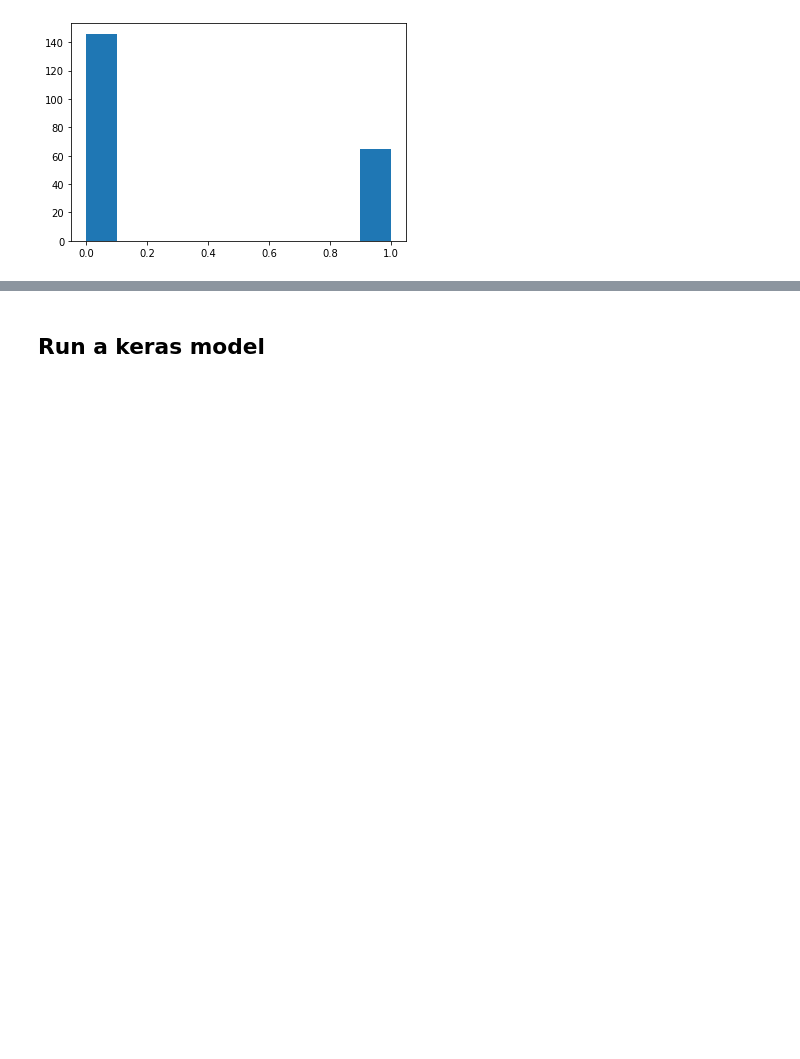
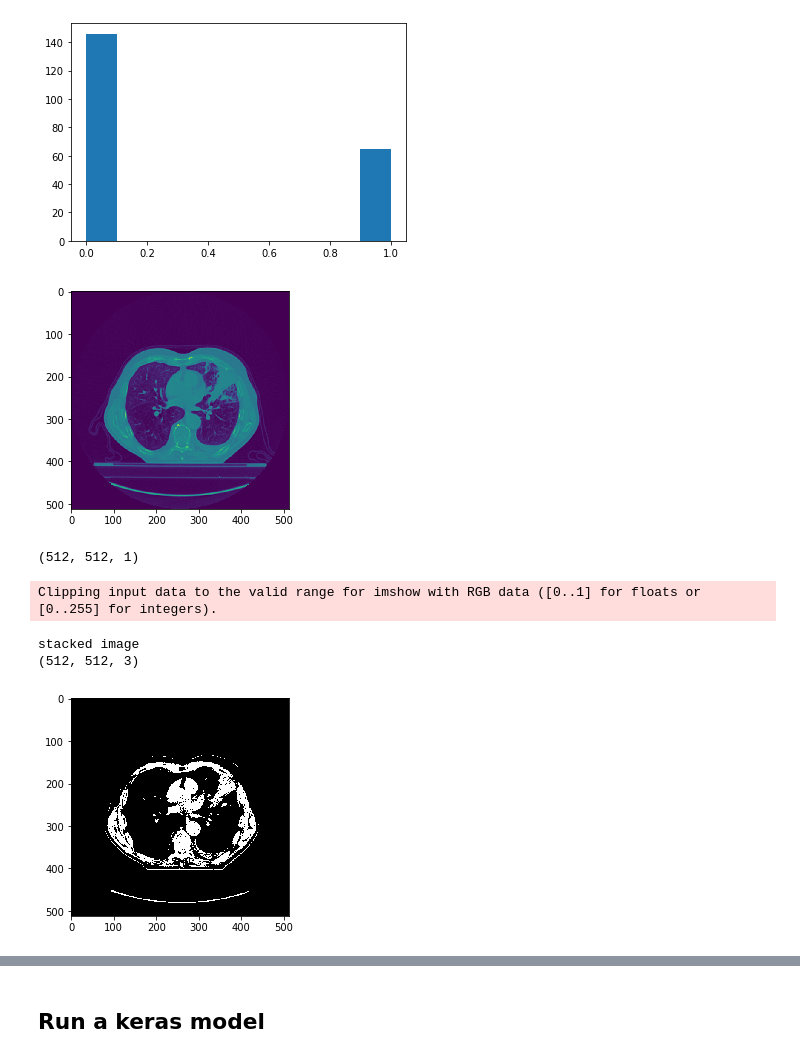
Before and after one commit to DanielEvansLab/MLgroup, a Jupyter notebook: NSCLS_deep/NSCLS.ipynb, the cells around one changed output, grey strips where cells are left out. Cells and saved outputs as stored; diff of their text form; code cells hidden in the pictures; blank space fills up the shorter version.

```diff
--- a/NSCLS_deep/NSCLS.ipynb
+++ b/NSCLS_deep/NSCLS.ipynb
@@ -275,3 +281,31 @@ shape of first image
 512
 512
 [figure]
+# %%
+#imageNP = np.reshape(imageNP, (422, 512, 512, 3))
+
+img = imageNP[0,:,:,:]
+img2 = np.reshape(img, (512, 512))
+plt.imshow(img2)
+plt.show()
+print(img.shape)
+width = 512
+height = 512
+nchannels = 3
+stacked_img = np.zeros((width,height,nchannels))
+for ch in range(nchannels):
+    for xx in range(height):
+        for yy in range(width):
+            stacked_img[xx,yy,ch] = img[xx,yy]
+
+print("stacked image")
+print(stacked_img.shape)
+plt.imshow(stacked_img)
+plt.show()
+# %% [output]
+[figure, added]
+(512, 512, 1)
+Clipping input data to the valid range for imshow with RGB data ([0..1] for floats or [0..255] for integers).
+stacked image
+(512, 512, 3)
+[figure, added]
```
Also changed, not shown: parts of 6 cells of this notebook.
